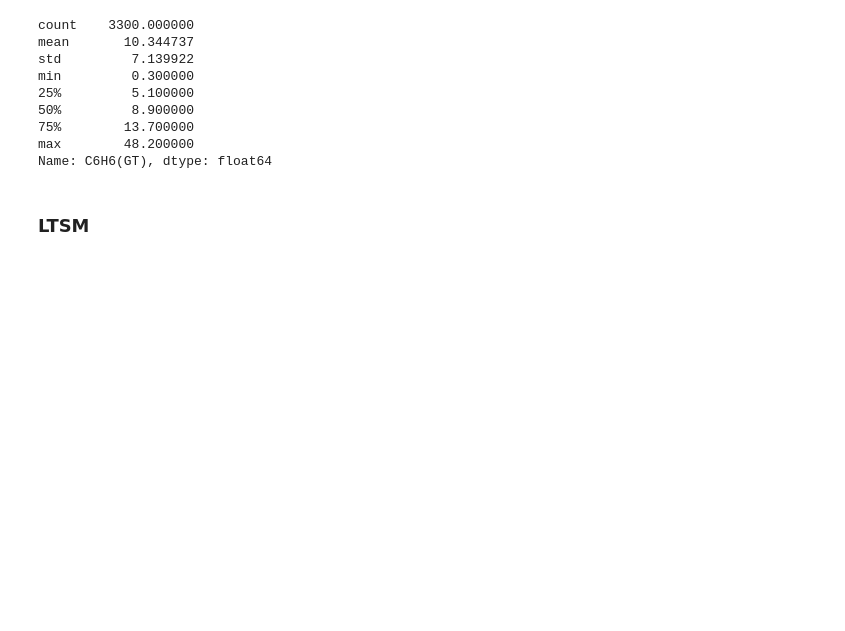
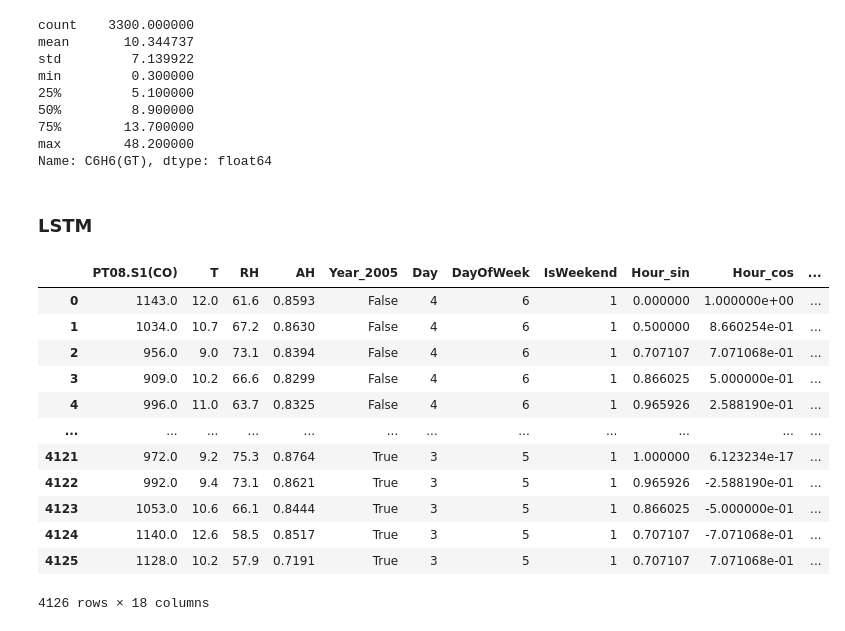
Before and after one commit to kanikaselva/AirQualityPredictionKafka, a Jupyter notebook: phase_3_predictive_analytics/modelDevelopment.ipynb, the cells around one changed output. Cells and saved outputs as stored; diff of their text form; code cells hidden in the pictures; blank space fills up the shorter version.

Commit message:
LSTM and final eval

```diff
--- a/phase_3_predictive_analytics/modelDevelopment.ipynb
+++ b/phase_3_predictive_analytics/modelDevelopment.ipynb
@@ -391,4 +391,20 @@ min         0.300000
 max        48.200000
 Name: C6H6(GT), dtype: float64
 # %% [markdown]
-### LTSM
+### LSTM
+# %%
+featuresCO
+# %% [output]
+|  | PT08.S1(CO) | T | RH | AH | Year_2005 | Day | DayOfWeek | IsWeekend | Hour_sin | Hour_cos | ... |
+| 0 | 1143.0 | 12.0 | 61.6 | 0.8593 | False | 4 | 6 | 1 | 0.000000 | 1.000000e+00 | ... |
+| 1 | 1034.0 | 10.7 | 67.2 | 0.8630 | False | 4 | 6 | 1 | 0.500000 | 8.660254e-01 | ... |
+| 2 | 956.0 | 9.0 | 73.1 | 0.8394 | False | 4 | 6 | 1 | 0.707107 | 7.071068e-01 | ... |
+| 3 | 909.0 | 10.2 | 66.6 | 0.8299 | False | 4 | 6 | 1 | 0.866025 | 5.000000e-01 | ... |
+| 4 | 996.0 | 11.0 | 63.7 | 0.8325 | False | 4 | 6 | 1 | 0.965926 | 2.588190e-01 | ... |
+| ... | ... | ... | ... | ... | ... | ... | ... | ... | ... | ... | ... |
+| 4121 | 972.0 | 9.2 | 75.3 | 0.8764 | True | 3 | 5 | 1 | 1.000000 | 6.123234e-17 | ... |
+| 4122 | 992.0 | 9.4 | 73.1 | 0.8621 | True | 3 | 5 | 1 | 0.965926 | -2.588190e-01 | ... |
+| 4123 | 1053.0 | 10.6 | 66.1 | 0.8444 | True | 3 | 5 | 1 | 0.866025 | -5.000000e-01 | ... |
+| 4124 | 1140.0 | 12.6 | 58.5 | 0.8517 | True | 3 | 5 | 1 | 0.707107 | -7.071068e-01 | ... |
+| 4125 | 1128.0 | 10.2 | 57.9 | 0.7191 | True | 3 | 5 | 1 | 0.707107 | 7.071068e-01 | ... |
+4126 rows × 18 columns
```
Also changed, not shown: parts of 7 cells of this notebook, 1 other file.
